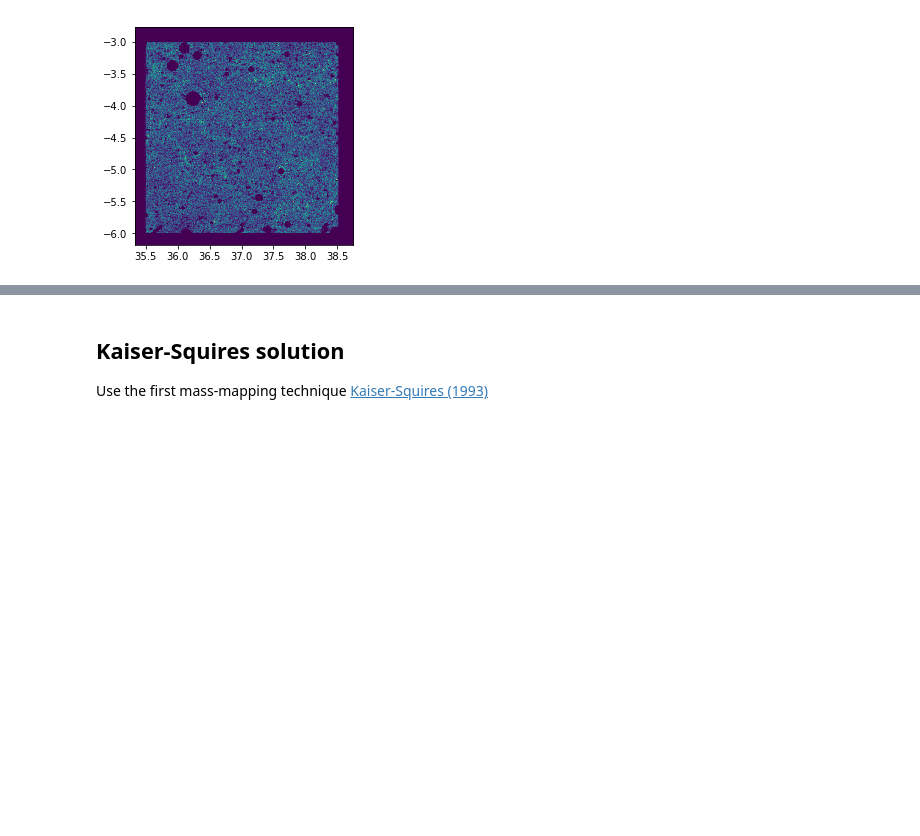
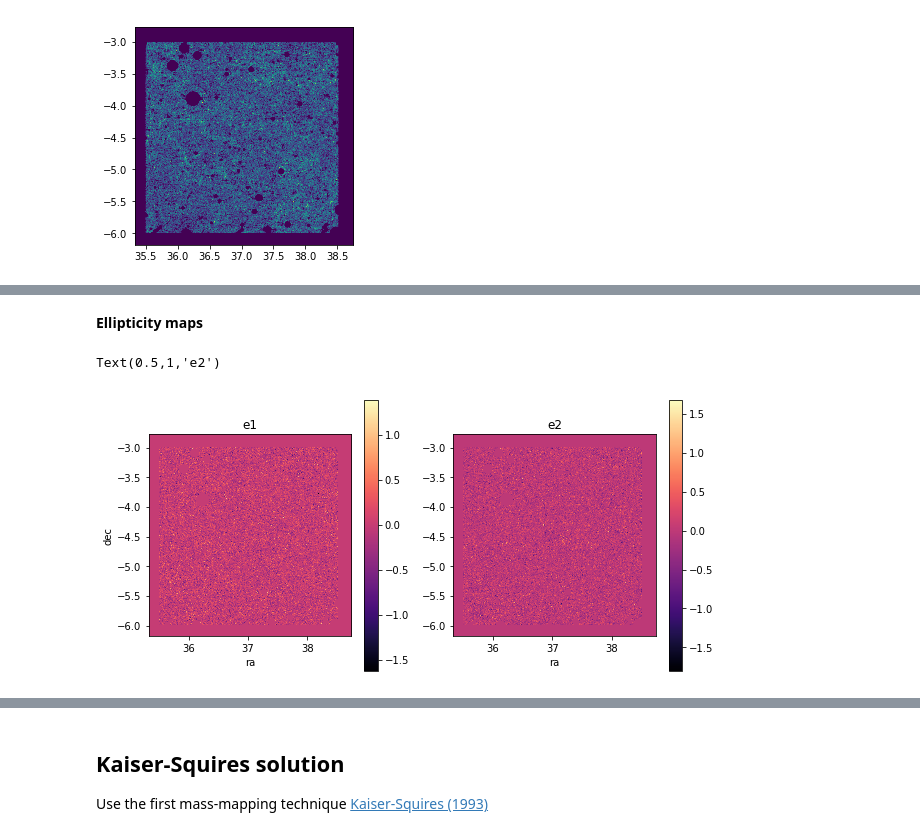
Before and after one commit to EiffL/Quarks2CosmosDataChallenge, a Jupyter notebook: notebooks/Lensing-challenge.ipynb, the cells around one changed output, grey strips where cells are left out. Saved outputs shown, nothing was run; the diff lists cells and outputs as text; code cells hidden in the pictures; blank space fills up the shorter version.

```diff
--- a/notebooks/Lensing-challenge.ipynb
+++ b/notebooks/Lensing-challenge.ipynb
@@ -78,0 +109,27 @@ imshow(n_gal_map, origin='lower', extent=get_extend_radec(resolution, width,ra,
+# %% [markdown]
+**Ellipticity maps**
+# %%
+# Bin ellipticity components based on galaxy position into a 360x360 map
+e1map, e2map = bin2d(cat['ira'], cat['idec'],
+                     v=(cat['ishape_hsm_regauss_e1'], cat['ishape_hsm_regauss_e2']),
+                     npix=width,
+                     extent=extent)
+
+figure(figsize=[10,5])
+subplot(121)
+imshow(e1map, cmap='magma', origin='lower', extent=get_extend_radec(resolution, width, ra, dec))
+#xlim(gca().get_xlim()[::-1])
+colorbar()
+xlabel('ra')
+ylabel('dec')
+title('e1')
+
+subplot(122)
+imshow(e2map, cmap='magma', origin='lower', extent=get_extend_radec(resolution, width, ra, dec))
+colorbar()
+#xlim(gca().get_xlim()[::-1])
+xlabel('ra')
+title('e2')
+# %% [output]
+Text(0.5,1,'e2')
+[figure, added]
```
Also changed, not shown: parts of 9 cells of this notebook.
